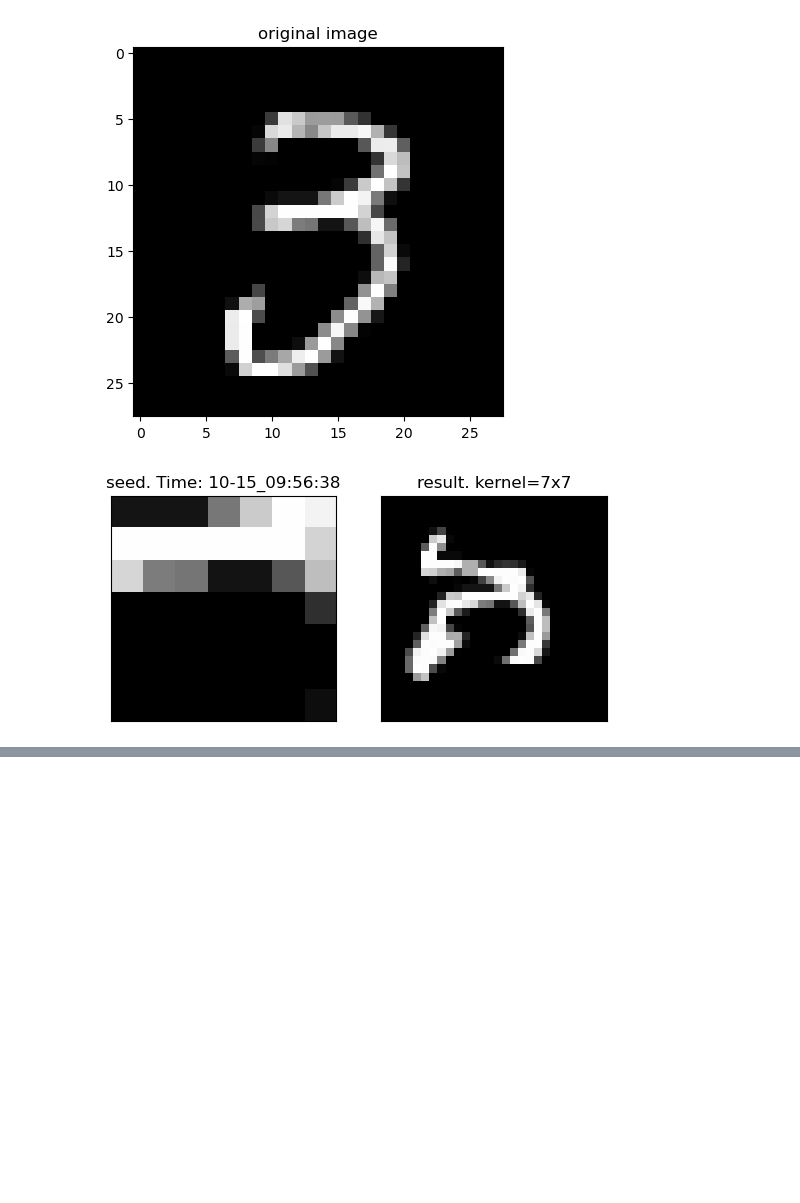
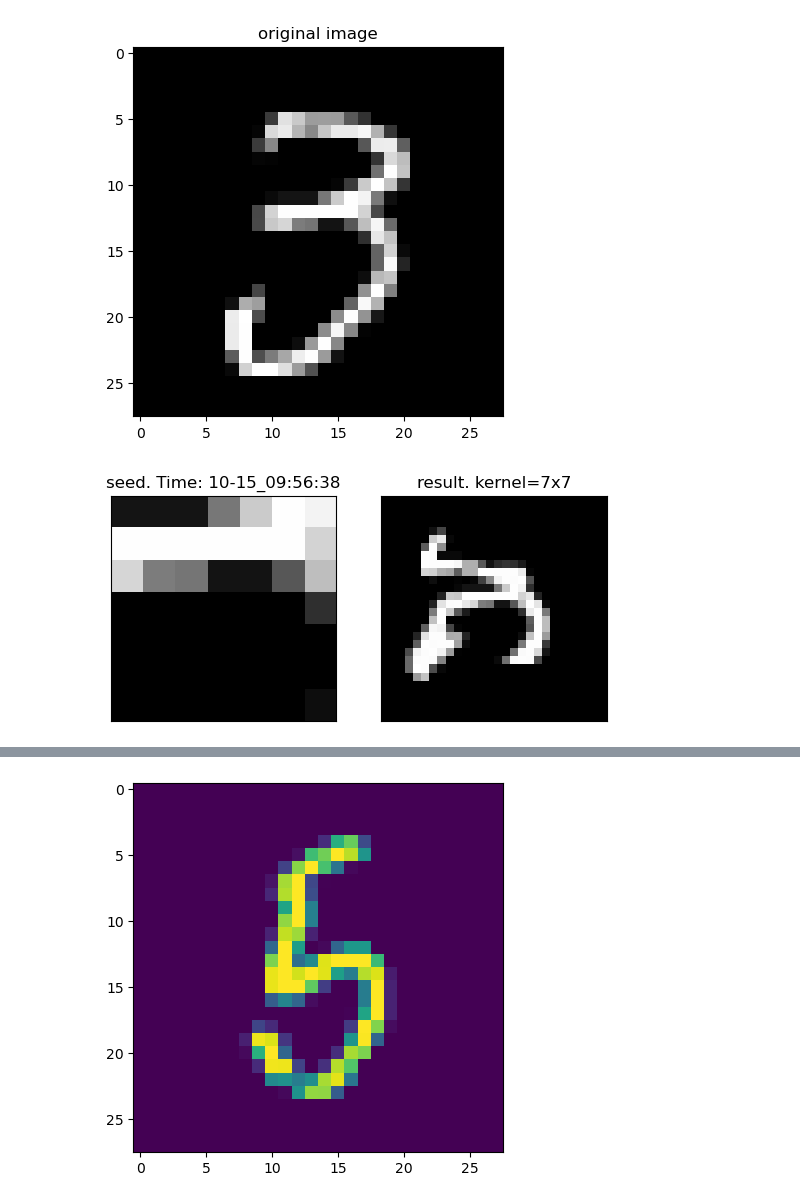
Before and after one commit to derek1909/TextureSynthesis, a Jupyter notebook: 4MNIST.ipynb, the cells around one changed output, grey strips where cells are left out. Saved outputs shown, nothing was run; the diff lists cells and outputs as text; code cells hidden in the pictures; blank space fills up the shorter version.

```diff
--- a/4MNIST.ipynb
+++ b/4MNIST.ipynb
@@ -70,3 +70,13 @@ Synthesis finished. Time used: 10.4s
 [figure]
 # %%
 fig.savefig(out_path)
+# %%
+saved_variables = torch.load('SMT_tensors.pt', map_location=torch.device('cuda:0'))
+hop_length = saved_variables['hop_length']
+COLOR_NUM = saved_variables['COLOR_NUM']
+whiteMat = saved_variables['whiteMat']
+basis1 = saved_variables['basis1']
+P_star = saved_variables['P_star']
+threshold = saved_variables['threshold']
+batch_size = saved_variables['batch_size']
+PATCH_SIZE = saved_variables['PATCH_SIZE']
@@ -72,0 +124,78 @@ fig.savefig(out_path)
+# %%
+#     unfold each image into a bag of patches
+# idx=10
+output_w=4
+IMAGE_SIZE = 28
+num_dim = 350
+
+RG = int((IMAGE_SIZE-PATCH_SIZE)/hop_length)+1
+
+temp_train_1 = torch.zeros([training_images.size(0),num_dim,output_w,output_w])
+
+
+for idx in tqdm(range(0,training_images.size(0), batch_size)):
+# for idx in range(0,training_images.size(0), batch_size):
+
+    patches =unfold_image(training_images[idx:idx+batch_size].to(device),PATCH_SIZE=PATCH_SIZE,hop_length=hop_length,color_num=COLOR_NUM)
+    #     demean/center each image patch
+    patches = patches.sub(patches.mean((2,3),keepdim =True))
+    #     aggregate all patches into together (squeeze into one dimension).
+    x = rearrange(patches,"bsz c p_h p_w b  ->bsz (c p_h p_w) b ")
+    x_flat = rearrange(x,"bsz p_d hw -> p_d (bsz hw)")
+    #     apply whiten transform to each image patch
+    x_flat = torch.mm(whiteMat, x_flat)
+    #     normalize each image patch
+    x_flat = x_flat.div(x_flat.norm(dim = 0, keepdim=True)+1e-9)
+    #     extract sparse feature vector ahat from each image patch, sparsify_general1 is f_gq in the paper
+    ahat = sparsify_general1(x_flat, basis1, t=threshold)
+    # ahat = one_sparse(x_flat, basis1)
+    #     project the sparse code into the spectral embeddings
+    temp = torch.mm(P_star, ahat)
+    temp = temp.div(temp.norm(dim=0, keepdim=True)+ 1e-9)
+    temp = rearrange(temp,"c (b2 h w) -> b2 c h w",b2=batch_size,h=RG)
+    #     apply spatial pooling
+    temp_train_1[idx:idx+batch_size,...] = F.adaptive_avg_pool2d(F.avg_pool2d(temp, kernel_size = 5, stride = 3), output_w)
+
+print(temp_train_1.shape)
+
+
+
+
+def softknn_SMT_filter(test_features,train_features,k=30,T=0.03,max_distance_matrix_size=int(5e6),distance_fx: str = "cosine",epsilon: float = 0.00001):
+
+    if distance_fx == "cosine":
+        train_features = F.normalize(train_features)
+        test_features = F.normalize(test_features)
+
+    num_train_images = train_features.shape[0]
+    num_test_images = test_features.shape[0]
+    print('num_test_images',num_test_images)
+    print('num_train_images',num_train_images)
+
+    k = min(k, num_train_images)
+
+    # calculate the dot product and compute top-k neighbors
+    if distance_fx == "cosine":
+        similarities = torch.mm(test_features, train_features.t())
+    elif distance_fx == "euclidean":
+        similarities = 1 / (torch.cdist(test_features, train_features) + epsilon)
+    else:
+        raise NotImplementedError
+
+    similarities, train_indices = similarities.topk(k, largest=True, sorted=True)
+    # print(train_features.shape)
+    # print(similarities.shape)
+    # print(indices.shape)
+
+    return train_indices
+
+
+indices = softknn_SMT_filter(temp_train_1.flatten(1)[0:3],temp_train_1.flatten(1)[3:])
+
+print('training_images',training_images.shape)
+test_img_idx = 2
+plt.figure()
+plt.imshow(training_images[test_img_idx].squeeze())
+plt.figure()
+plt.imshow(training_images[indices[test_img_idx,0]+3].squeeze())
+# %% [output]
@@ -72,0 +206 @@ fig.savefig(out_path)
+[figure, added]
```
Also changed, not shown: parts of 4 cells of this notebook, 2 other files.
